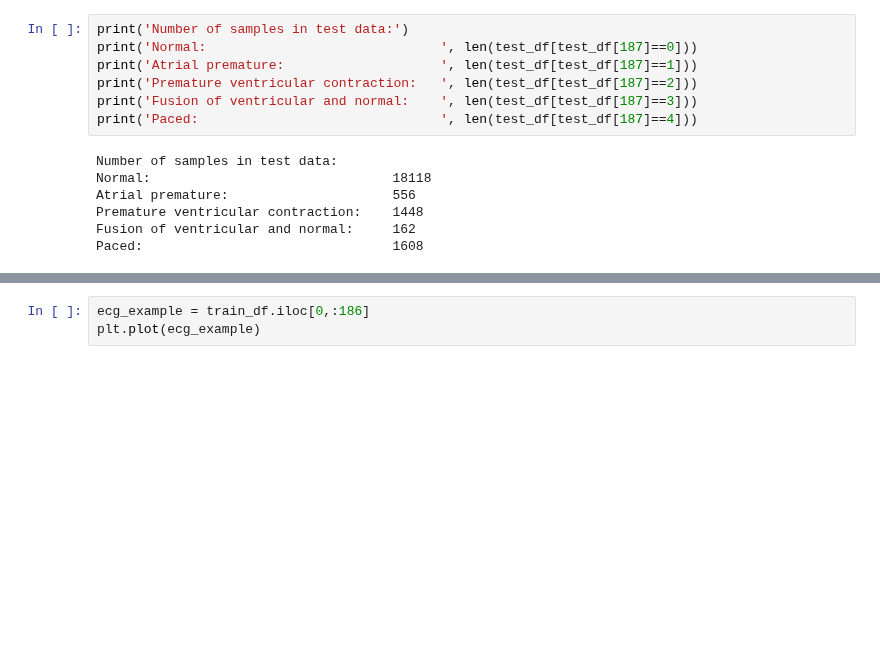
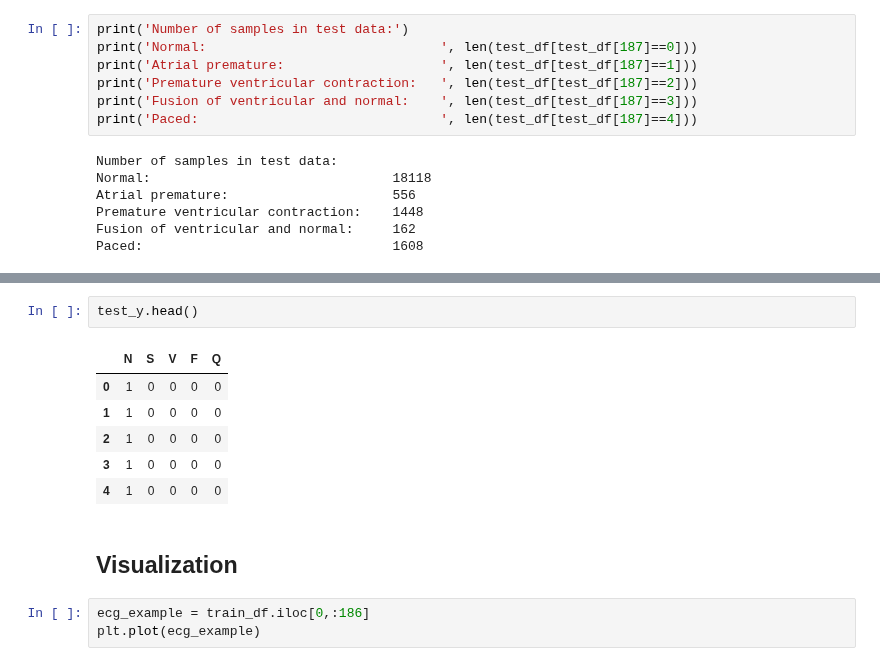
Before and after one commit to JespervanGils/DL-Project-ECG, a Jupyter notebook: DL_Project_ECG_MIT-BIH.ipynb, the cells around one changed output, grey strips where cells are left out. Drawn from its saved outputs; the diff is of its cells as text; blank space fills up the shorter version.

```diff
--- a/DL_Project_ECG_MIT-BIH.ipynb
+++ b/DL_Project_ECG_MIT-BIH.ipynb
@@ -88,3 +134,14 @@ Paced:                                1608
+# %%
+test_y.head()
+# %% [output]
+|  | N | S | V | F | Q |
+| 0 | 1 | 0 | 0 | 0 | 0 |
+| 1 | 1 | 0 | 0 | 0 | 0 |
+| 2 | 1 | 0 | 0 | 0 | 0 |
+| 3 | 1 | 0 | 0 | 0 | 0 |
+| 4 | 1 | 0 | 0 | 0 | 0 |
+# %% [markdown]
+## Visualization
 # %%
 ecg_example = train_df.iloc[0,:186]
 plt.plot(ecg_example)
```
Also changed, not shown: parts of 11 cells of this notebook.
